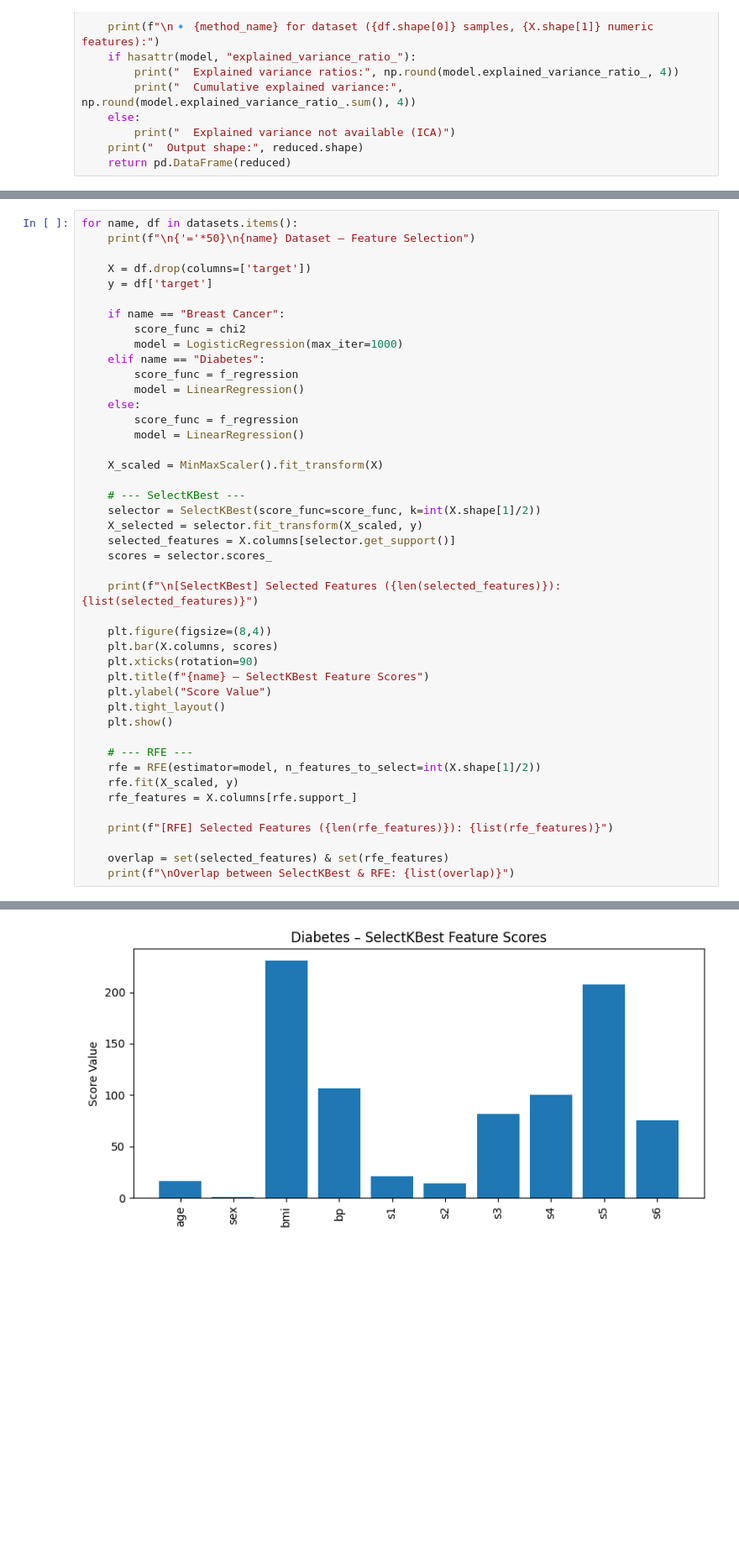
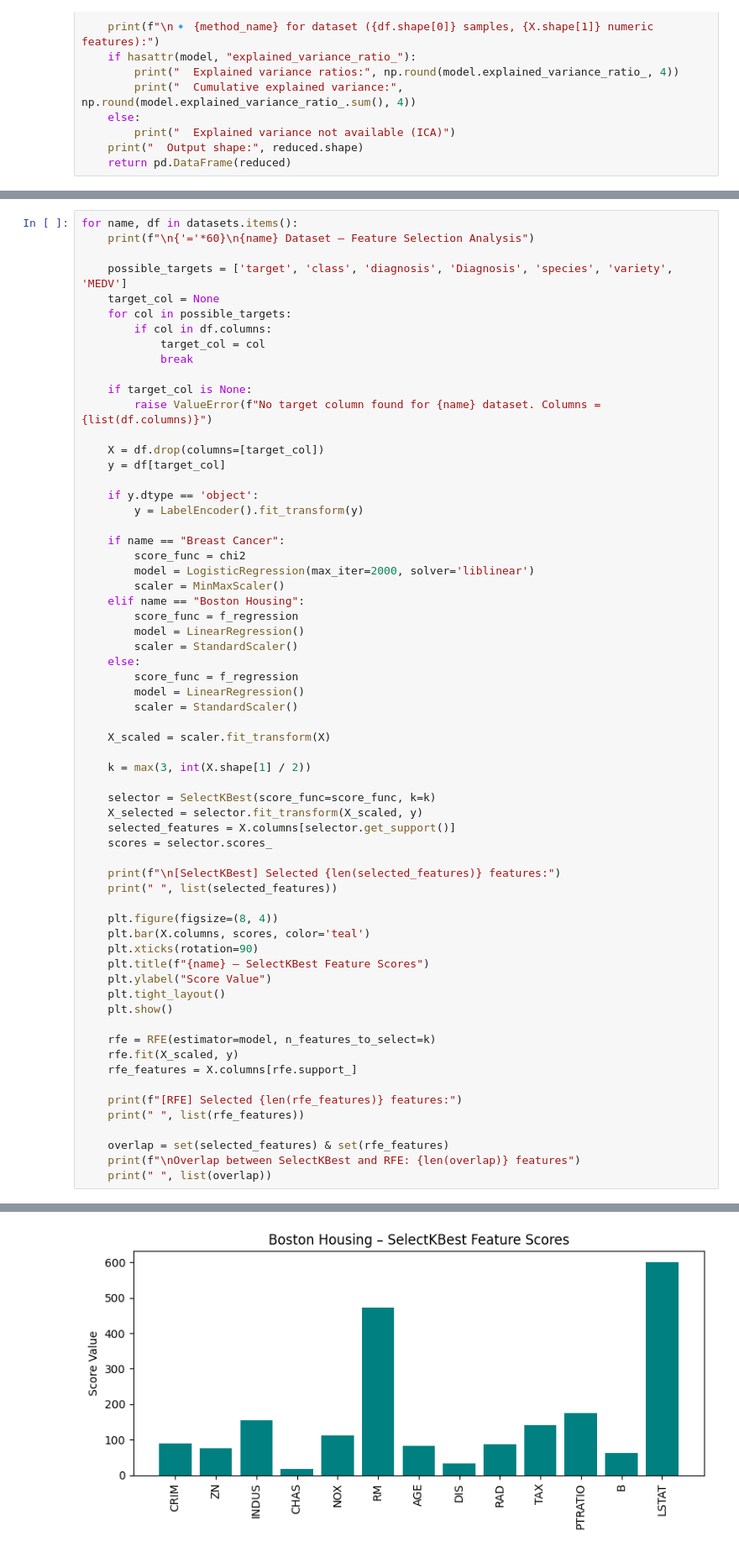
Before and after one commit to parmidamardi/CDM-TA-2, a Jupyter notebook: CDM‑MatrixMonitor‑FP.ipynb, the cells around one changed output, grey strips where cells are left out. Shown at 84% size. Saved outputs shown, nothing was run; the diff lists cells and outputs as text; blank space fills up the shorter version.

```diff
--- a/CDM‑MatrixMonitor‑FP.ipynb
+++ b/CDM‑MatrixMonitor‑FP.ipynb
@@ -278,46 +278,65 @@ Iris
 [figure]
 # %%
 for name, df in datasets.items():
-    print(f"\n{'='*50}\n{name} Dataset – Feature Selection")
+    print(f"\n{'='*60}\n{name} Dataset – Feature Selection Analysis")
 
-    X = df.drop(columns=['target'])
-    y = df['target']
+    possible_targets = ['target', 'class', 'diagnosis', 'Diagnosis', 'species', 'variety', 'MEDV']
+    target_col = None
+    for col in possible_targets:
+        if col in df.columns:
+            target_col = col
+            break
+
+    if target_col is None:
+        raise ValueError(f"No target column found for {name} dataset. Columns = {list(df.columns)}")
+
+    X = df.drop(columns=[target_col])
+    y = df[target_col]
+
+    if y.dtype == 'object':
+        y = LabelEncoder().fit_transform(y)
 
     if name == "Breast Cancer":
         score_func = chi2
-        model = LogisticRegression(max_iter=1000)
-    elif name == "Diabetes":
+        model = LogisticRegression(max_iter=2000, solver='liblinear')
+        scaler = MinMaxScaler()
+    elif name == "Boston Housing":
         score_func = f_regression
         model = LinearRegression()
+        scaler = StandardScaler()
     else:
         score_func = f_regression
         model = LinearRegression()
+        scaler = StandardScaler()
 
-    X_scaled = MinMaxScaler().fit_transform(X)
+    X_scaled = scaler.fit_transform(X)
 
-    # --- SelectKBest ---
-    selector = SelectKBest(score_func=score_func, k=int(X.shape[1]/2))
+    k = max(3, int(X.shape[1] / 2))
+
+    selector = SelectKBest(score_func=score_func, k=k)
     X_selected = selector.fit_transform(X_scaled, y)
     selected_features = X.columns[selector.get_support()]
     scores = selector.scores_
 
-    print(f"\n[SelectKBest] Selected Features ({len(selected_features)}): {list(selected_features)}")
+    print(f"\n[SelectKBest] Selected {len(selected_features)} features:")
+    print(" ", list(selected_features))
 
-    plt.figure(figsize=(8,4))
-    plt.bar(X.columns, scores)
+    plt.figure(figsize=(8, 4))
+    plt.bar(X.columns, scores, color='teal')
     plt.xticks(rotation=90)
     plt.title(f"{name} – SelectKBest Feature Scores")
     plt.ylabel("Score Value")
     plt.tight_layout()
     plt.show()
 
-    # --- RFE ---
-    rfe = RFE(estimator=model, n_features_to_select=int(X.shape[1]/2))
+    rfe = RFE(estimator=model, n_features_to_select=k)
     rfe.fit(X_scaled, y)
     rfe_features = X.columns[rfe.support_]
 
-    print(f"[RFE] Selected Features ({len(rfe_features)}): {list(rfe_features)}")
+    print(f"[RFE] Selected {len(rfe_features)} features:")
+    print(" ", list(rfe_features))
 
     overlap = set(selected_features) & set(rfe_features)
-    print(f"\nOverlap between SelectKBest & RFE: {list(overlap)}")
+    print(f"\nOverlap between SelectKBest and RFE: {len(overlap)} features")
+    print(" ", list(overlap))
 # %% [output]
@@ -337 +360 @@ Diabetes Dataset – Feature Selection
-[figure, old version]
+[figure, new version]
```
Also changed, not shown: parts of 2 cells of this notebook.
